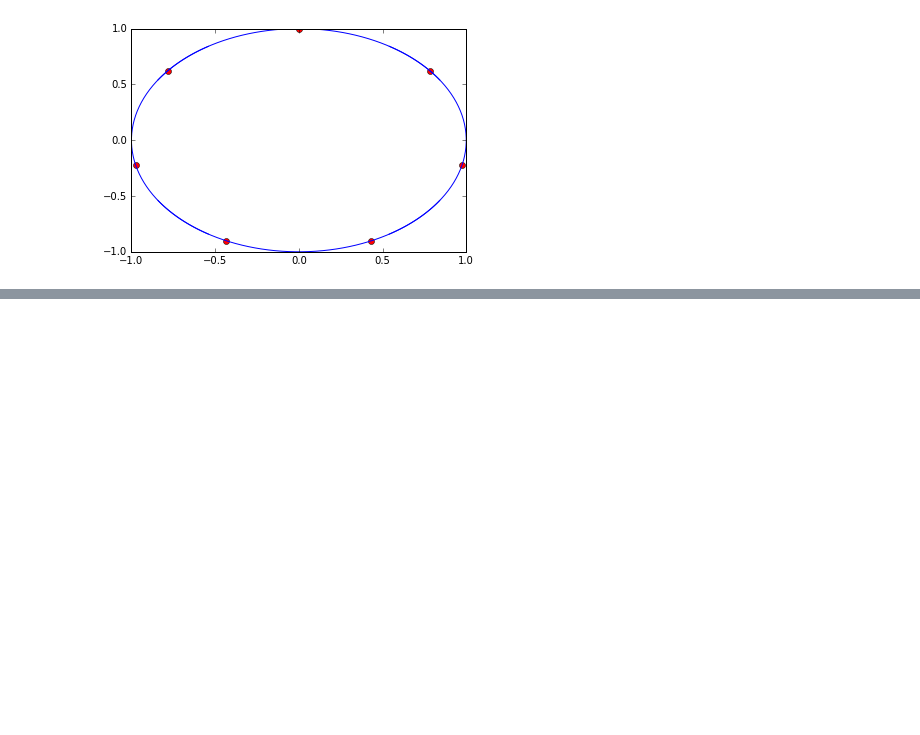
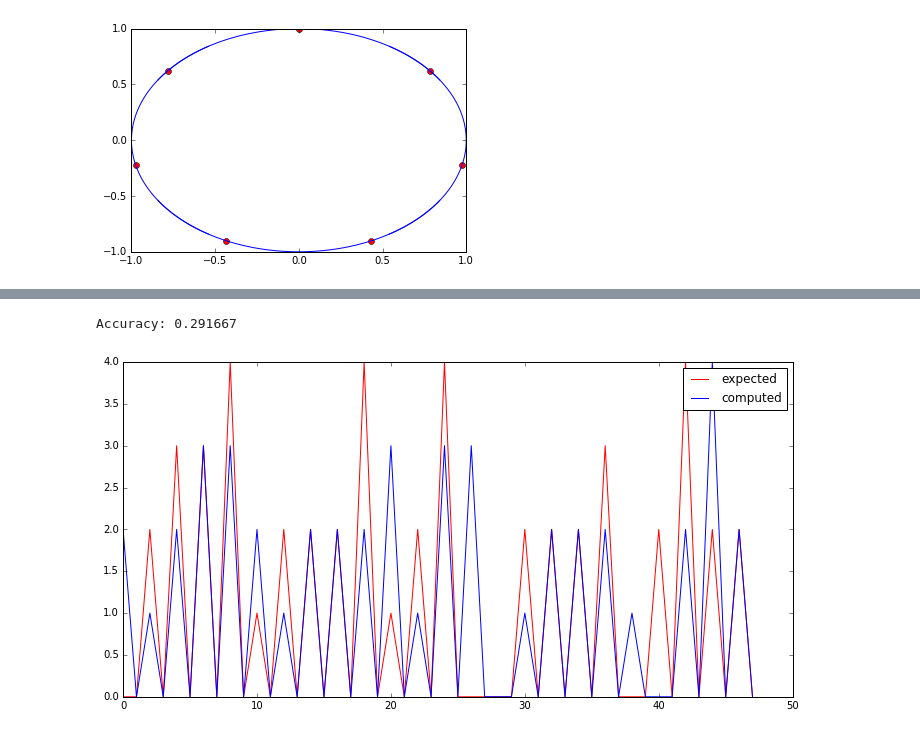
Before and after one commit to scoiatael/MSIwZiSP, a Jupyter notebook: data_manipulation.ipynb, the cells around one changed output, grey strips where cells are left out. Cells and saved outputs as stored; diff of their text form; code cells hidden in the pictures; blank space fills up the shorter version.

```diff
--- a/data_manipulation.ipynb
+++ b/data_manipulation.ipynb
@@ -179,0 +195,5 @@ Accuracy: 0.708333
+# %%
+plot_results(guess_level, (te_in, test[1]))
+# %% [output]
+Accuracy: 0.291667
+[figure, added]
```
Also changed, not shown: parts of 37 cells of this notebook, 1 other file.
